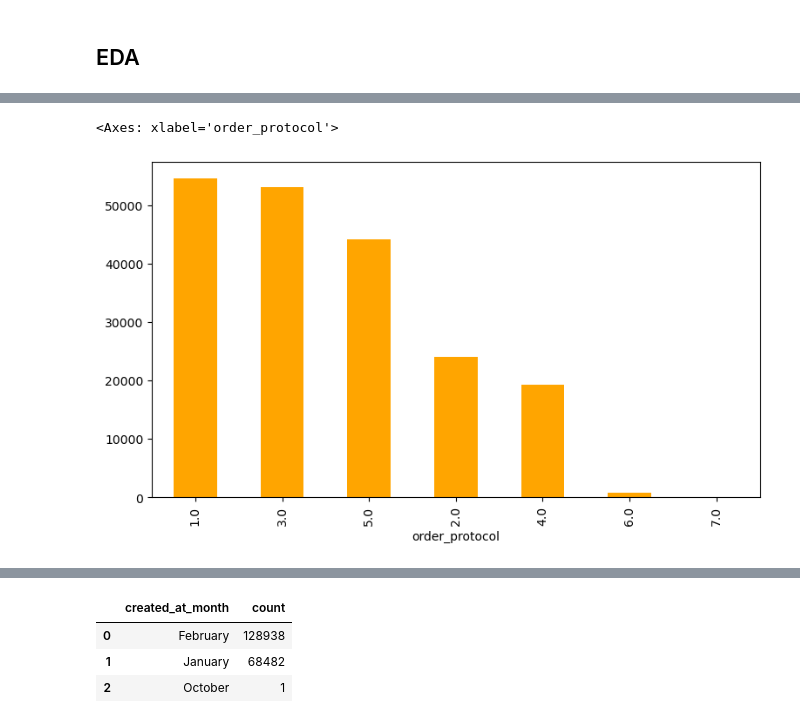
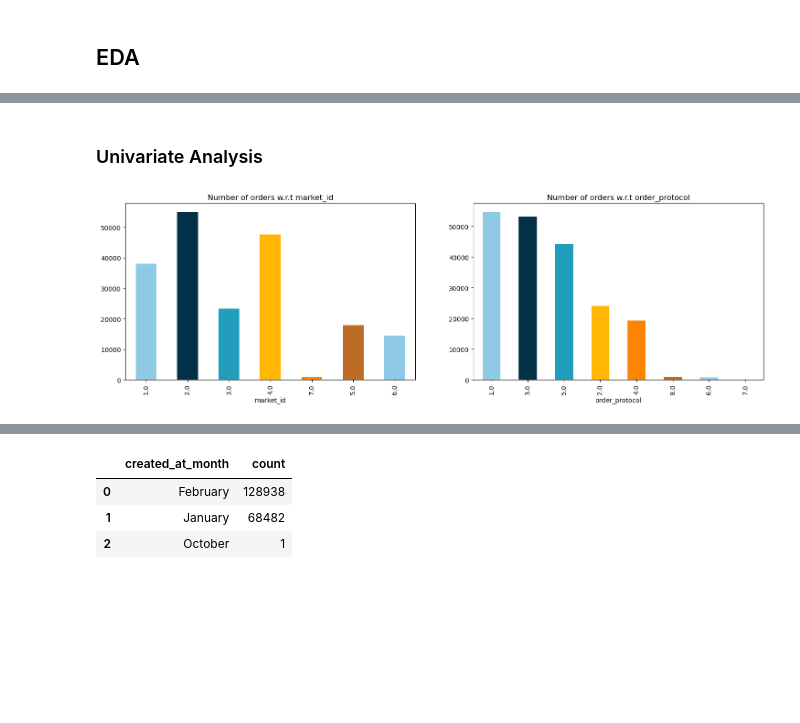
Before and after one commit to PraveenAllam93/neural-network-regression, a Jupyter notebook: notebooks/porter_data.ipynb, the cells around one changed output, grey strips where cells are left out. Cells and saved outputs as stored; diff of their text form; code cells hidden in the pictures; blank space fills up the shorter version.

```diff
--- a/notebooks/porter_data.ipynb
+++ b/notebooks/porter_data.ipynb
@@ -17,5 +36,6 @@ warnings.filterwarnings('ignore')
 # %%
 plt.rcParams['figure.figsize'] = (9, 5)
+color = ["#8ecae6", "#023047", "#219ebc", "#ffb703", "#fb8500", "#bc6c25"]
 # %% [markdown]
 ## Problem Statement
 # %% [markdown]
@@ -180,5 +224,0 @@ df.market_id.value_counts(sort = False).plot(kind = "bar", color = "gold")
-# %%
-df["order_protocol"].value_counts().plot(kind = "bar", color = "orange")
-# %% [output]
-<Axes: xlabel='order_protocol'>
-[figure, removed]
@@ -185 +227,12 @@ df["order_protocol"].value_counts().plot(kind = "bar", color = "orange")
+# %% [markdown]
+### Univariate Analysis
+# %%
+fig, ax = plt.subplots(1, 2, figsize=(18, 5))
+df.market_id.value_counts(sort = False, dropna = False).plot(kind = "bar", color = color, ax = ax[0])
+ax[0].set_title("Number of orders w.r.t market_id")
+df["order_protocol"].value_counts(dropna = False).plot(kind = "bar", color = color, ax = ax[1])
+ax[1].set_title("Number of orders w.r.t order_protocol")
+plt.show()
+# %% [output]
+[figure, added]
 # %%
```
Also changed, not shown: parts of 122 cells of this notebook, 25 other files.
